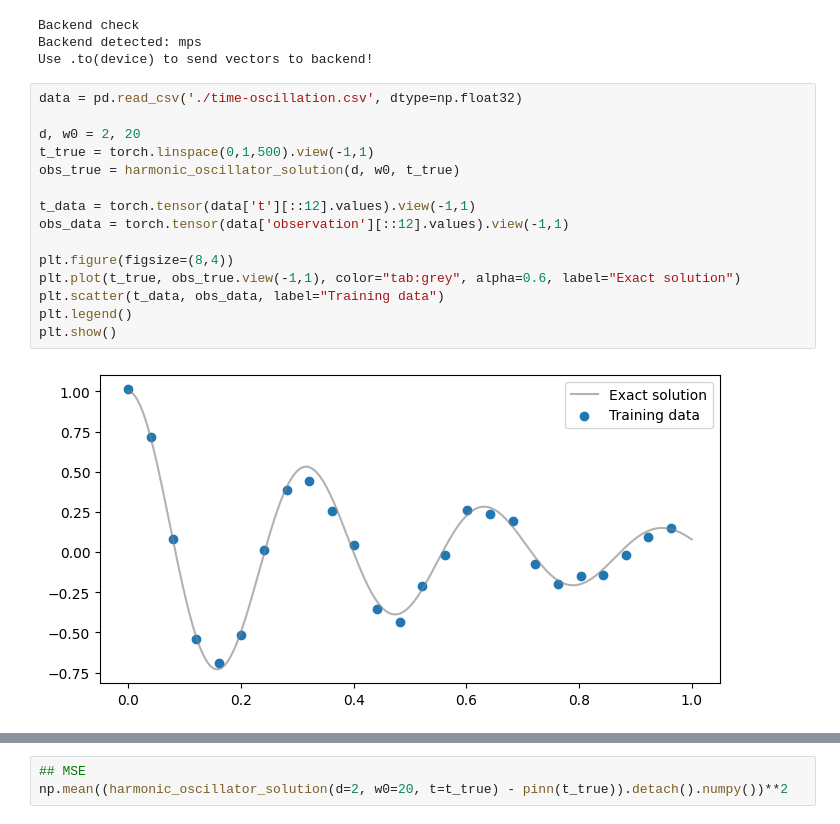
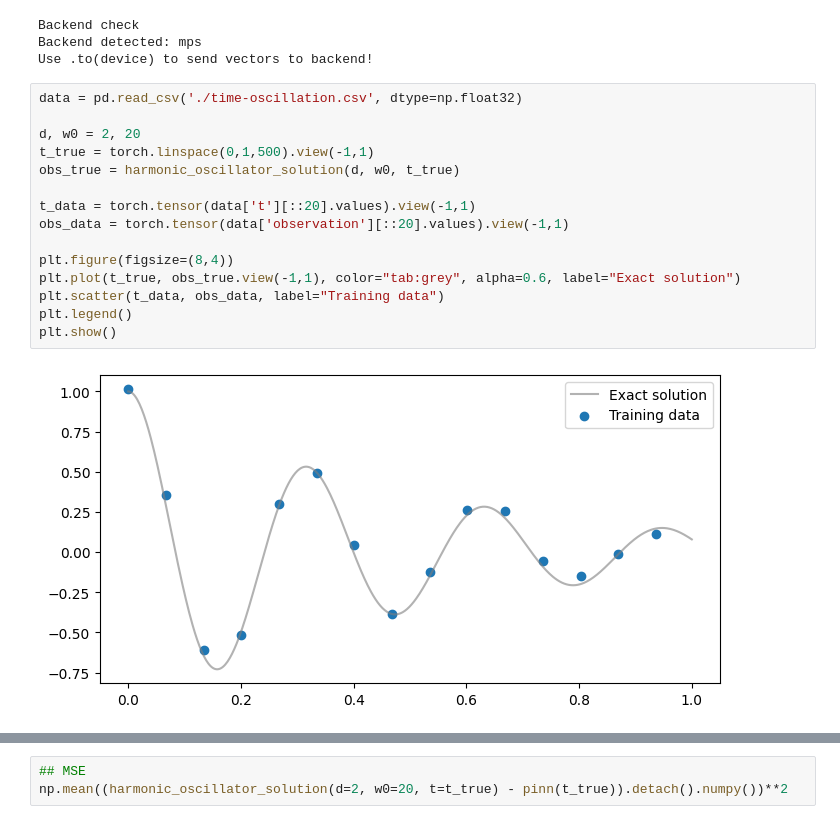
Before and after one commit to NNCT2904/harmonic-oscillator-pinn, a Jupyter notebook: PINN_simulation.ipynb, the cells around one changed output, grey strips where cells are left out. Cells and saved outputs as stored; diff of their text form.

```diff
--- a/PINN_simulation.ipynb
+++ b/PINN_simulation.ipynb
@@ -60,20 +60,20 @@ Use .to(device) to send vectors to backend!
 # %%
 data = pd.read_csv('./time-oscillation.csv', dtype=np.float32)
 
 d, w0 = 2, 20
 t_true = torch.linspace(0,1,500).view(-1,1)
 obs_true = harmonic_oscillator_solution(d, w0, t_true)
 
-t_data = torch.tensor(data['t'][::12].values).view(-1,1)
-obs_data = torch.tensor(data['observation'][::12].values).view(-1,1)
+t_data = torch.tensor(data['t'][::20].values).view(-1,1)
+obs_data = torch.tensor(data['observation'][::20].values).view(-1,1)
 
 plt.figure(figsize=(8,4))
 plt.plot(t_true, obs_true.view(-1,1), color="tab:grey", alpha=0.6, label="Exact solution")
 plt.scatter(t_data, obs_data, label="Training data")
 plt.legend()
 plt.show()
 # %% [output]
-[figure, old version]
+[figure, new version]
 # %%
 # Neural Network to train
 pinn = FCN(N_INPUT=1, N_OUTPUT=1, N_HIDDEN=32, N_LAYERS=3).to(device)
```
Also changed, not shown: parts of 2 cells of this notebook, 8 other files.
